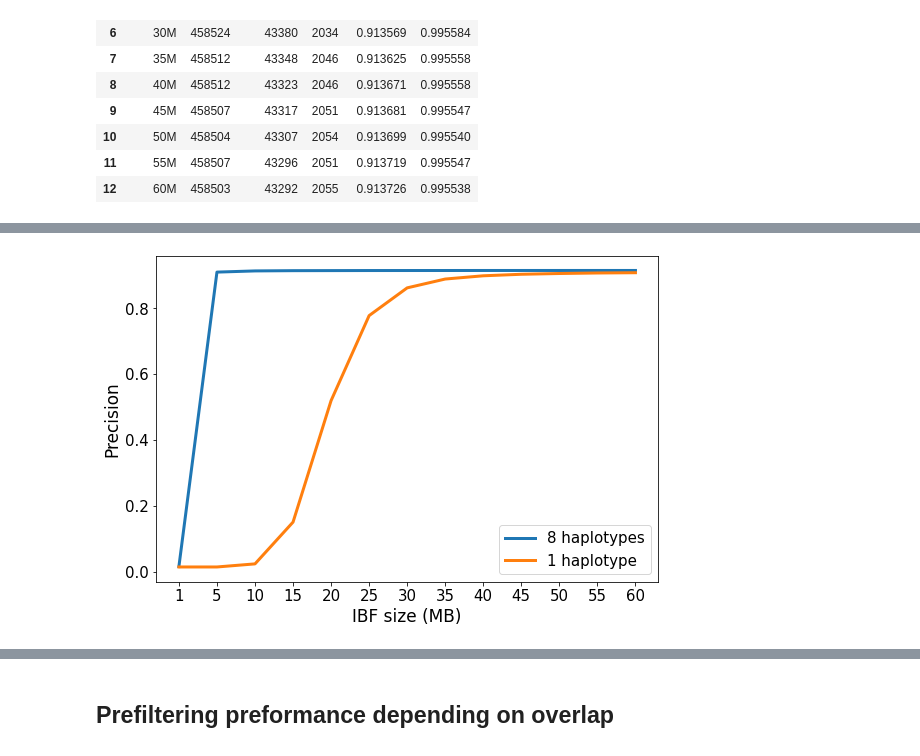
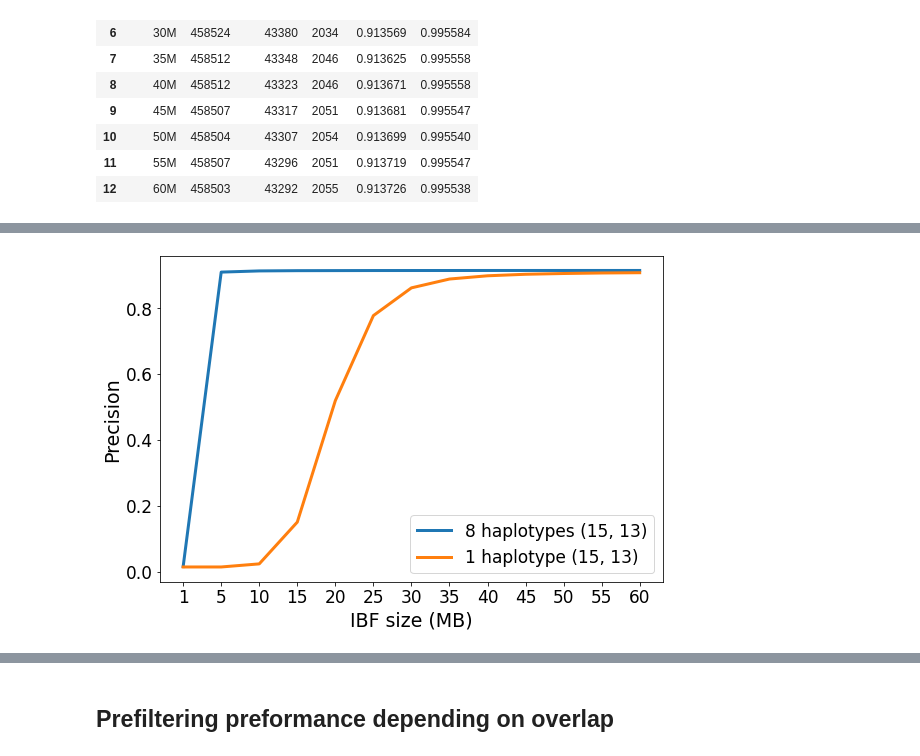
Before and after one commit to eaasna/test-DREAM-stellar, a Jupyter notebook: valik-parameters/scripts/Assess accuracy.ipynb, the cells around one changed output, grey strips where cells are left out. Saved outputs shown, nothing was run; the diff lists cells and outputs as text; code cells hidden in the pictures.

Commit message:
Kmers with wrong error rate

```diff
--- a/valik-parameters/scripts/Assess accuracy.ipynb
+++ b/valik-parameters/scripts/Assess accuracy.ipynb
@@ -81,4 +127,3 @@ def get_valik_df(valik_path):
 # %%
-size_workdirs = ["size_1_haplotype", "size_8_haplotypes"]
-
+size_workdirs = ["size_1_haplotype", "size_8_haplotypes", "size_1_haplotype_kmers", "size_8_haplotypes_kmers"]
 size_list = ["1M", "5M", "10M", "15M", "20M", "25M", "30M", "35M", "40M", "45M", "50M", "55M", "60M"]
@@ -128,0 +152,3 @@ Finished processing 60M
+# %%
+min1 = pd.read_csv("../" + size_workdirs[0] + "/search_accuracy.tsv", sep="\t")
+min1
@@ -129,6 +170,6 @@ Finished processing 60M
 # %%
-res8 = pd.read_csv("../" + size_workdirs[1] + "/search_accuracy.tsv", sep="\t")
-res8
+min8 = pd.read_csv("../" + size_workdirs[1] + "/search_accuracy.tsv", sep="\t")
+min8
 # %% [output]
 |  | IBF-size | TP | FP | FN | Precision | Recall |
 | 0 | 1M | 460550 | 29446302 | 8 | 0.015399 | 0.999983 |
@@ -164,0 +226,8 @@ res1
+# %%
+X = [s.replace("M", "") for s in size_list]
+
+s15 = min1["Precision"]
+s13 = kmer1["Precision"]
+
+m15 = min8["Precision"]
+m13 = kmer8["Precision"]
@@ -165,17 +250,13 @@ res1
 # %%
-X = [s.replace("M", "") for s in size_list]
-
-h8 = res8["Precision"]
-h1 = res1["Precision"]
-plt.plot(X, h8, label = "8 haplotypes", linewidth=3)
-plt.plot(X, h1, label = "1 haplotype", linewidth=3)
+plt.plot(X, m15, label = "8 haplotypes (15, 13)", linewidth=3)
+plt.plot(X, s15, label = "1 haplotype (15, 13)", linewidth=3)
 
 #plt.title('The effect of IBF size on filtering accuracy', size = 20)
 plt.xlabel('IBF size (MB)')
 plt.ylabel('Precision')
 plt.legend()
 #plt.xlim([0.01, 0.07])
-plt.savefig("../IBF_size.png", dpi = 140)
+plt.savefig("../IBF_size_minimisers.png", dpi = 140)
 plt.show()
 # %% [output]
-[figure, old version]
+[figure, new version]
```
Also changed, not shown: parts of 17 cells of this notebook, 29 other files.
